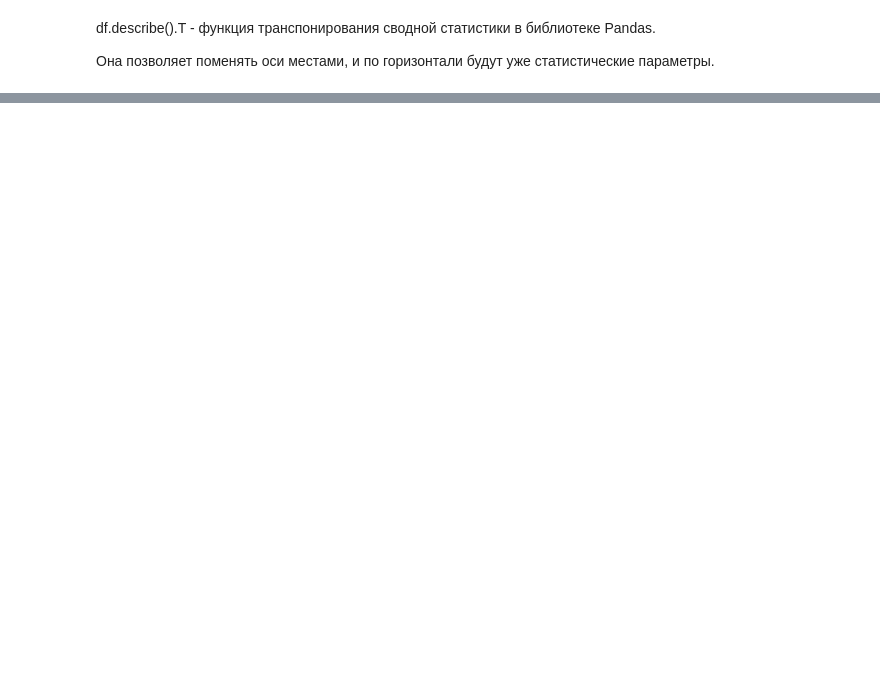
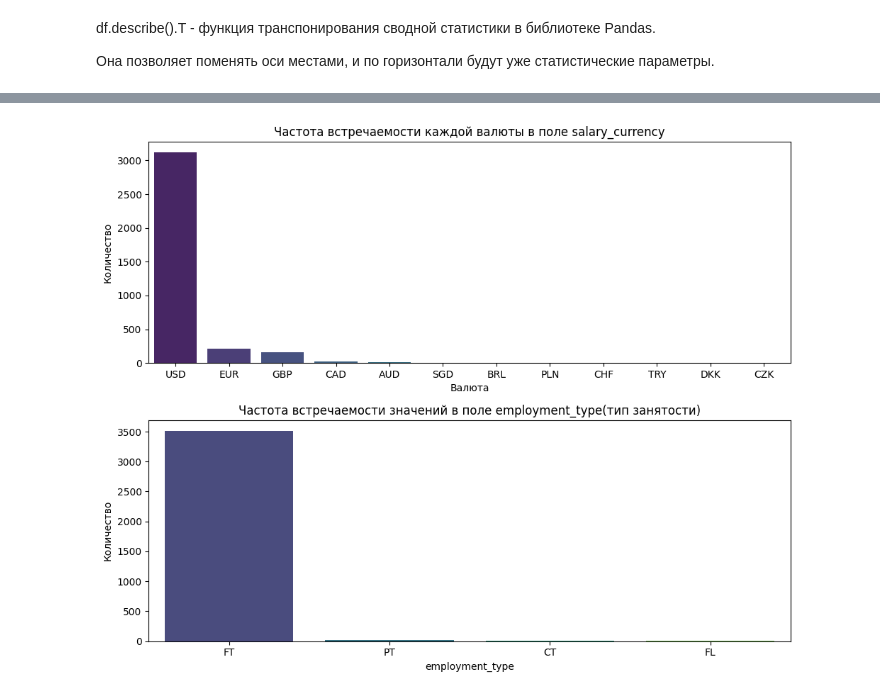
Before and after one commit to Dmitriy6655/-python-DS-ITOGOVAYA, a Jupyter notebook: sem_10_itog_HW.ipynb, the cells around one changed output, grey strips where cells are left out. Saved outputs shown, nothing was run; the diff lists cells and outputs as text; code cells hidden in the pictures; blank space fills up the shorter version.

```diff
--- a/sem_10_itog_HW.ipynb
+++ b/sem_10_itog_HW.ipynb
@@ -208,0 +291,20 @@ dtype: int64
+# %%
+warnings.filterwarnings("ignore")
+
+plt.figure(figsize=(10, 8))
+
+plt.subplot(2, 1, 1)
+sns.countplot(data=df, x='salary_currency', palette='viridis', order=df['salary_currency'].value_counts().index)
+plt.title('Частота встречаемости каждой валюты в поле salary_currency(валюта заработной платы)')
+plt.xlabel('Валюта')
+plt.ylabel('Количество')
+
+plt.subplot(2, 1, 2)
+sns.countplot(data=df, x='employment_type', palette='viridis', order=df['employment_type'].value_counts().index)
+plt.title('Частота встречаемости значений в поле employment_type(тип занятости)')
+plt.ylabel('Количество')
+
+plt.tight_layout()
+plt.show()
+# %% [output]
+[figure, added]
```
Also changed, not shown: parts of 30 cells of this notebook.
